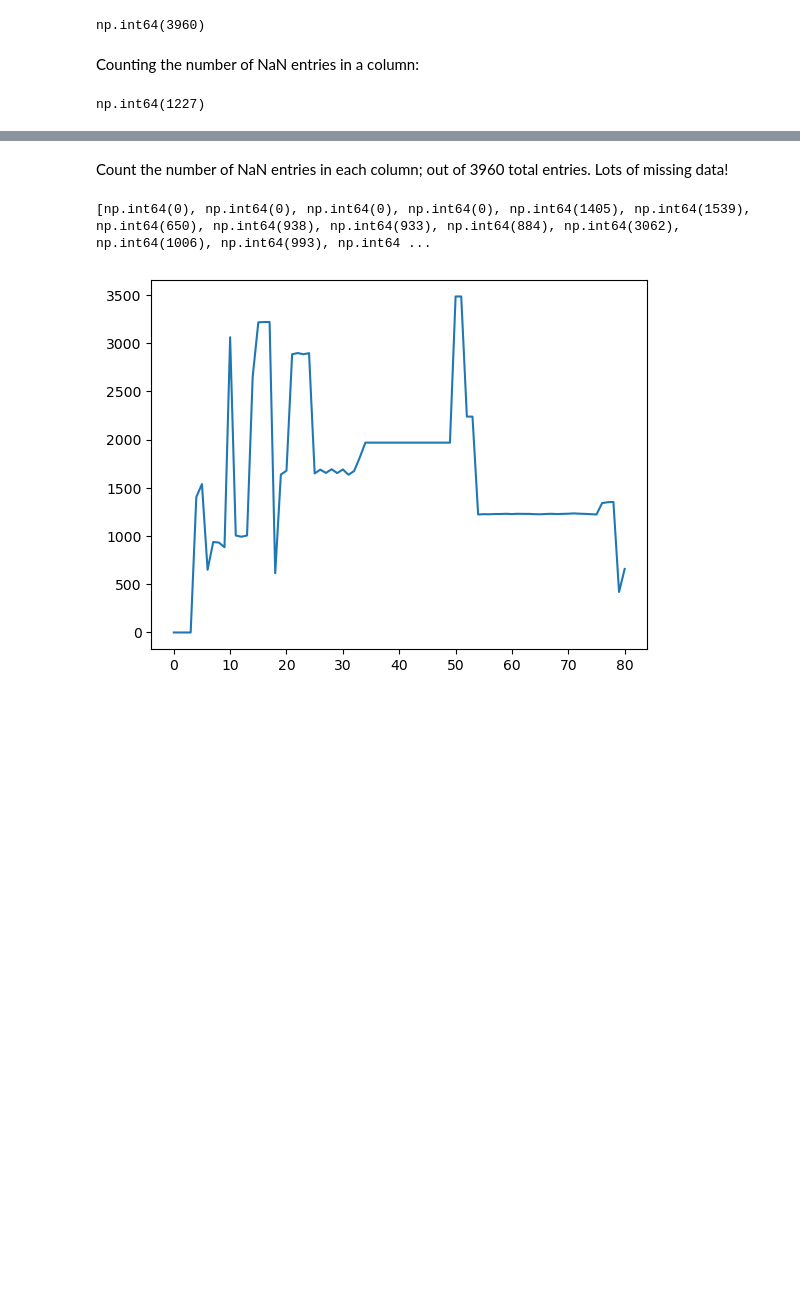
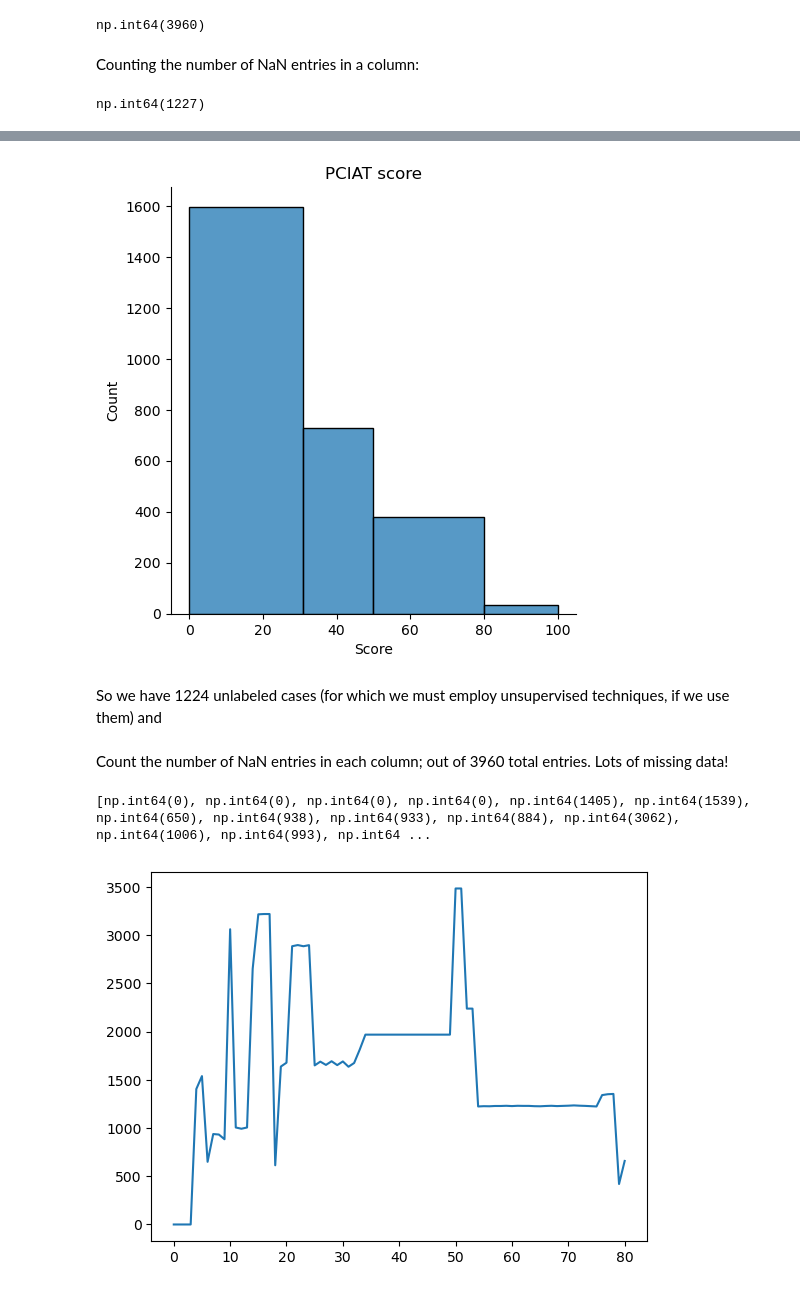
Before and after one commit to aarondweinberg/CMI_problematic_internet_use, a Jupyter notebook: DV_explores.ipynb, the cells around one changed output, grey strips where cells are left out. Drawn from its saved outputs; the diff is of its cells as text; code cells hidden in the pictures; blank space fills up the shorter version.

```diff
--- a/DV_explores.ipynb
+++ b/DV_explores.ipynb
@@ -35,3 +50,14 @@ np.int64(1227)
+# %%
+sns.displot(df, x="PCIAT-PCIAT_Total",bins=[0,31,50,80,100])
+plt.title('PCIAT score')
+plt.xlabel("Score");
+plt.ylabel("Count");
+
+plt.show()
+# %% [output]
+[figure, added]
+# %% [markdown]
+So we have 1224 unlabeled cases (for which we must employ unsupervised techniques, if we use them) and
 # %% [markdown]
 Count the number of NaN entries in each column; out of 3960 total entries. Lots of missing data!
 # %%
```
Also changed, not shown: parts of 8 cells of this notebook.
